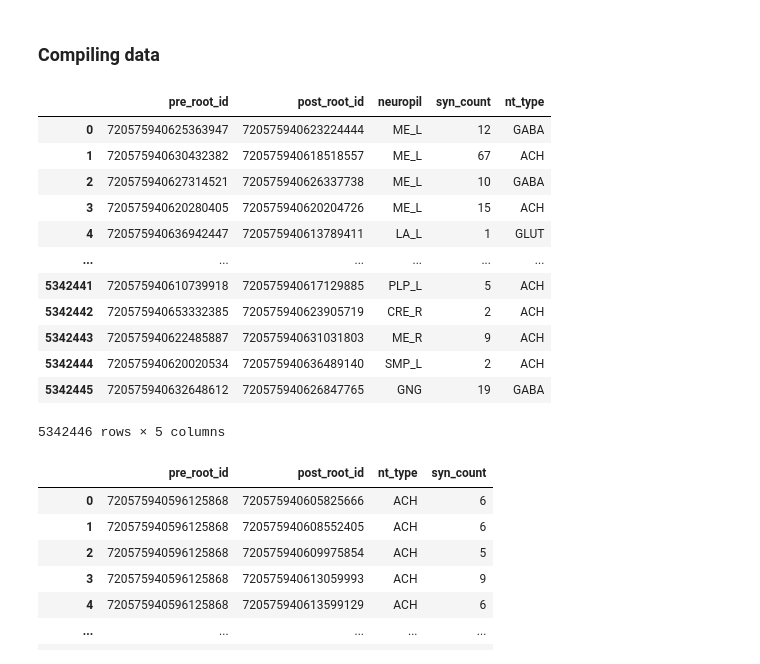
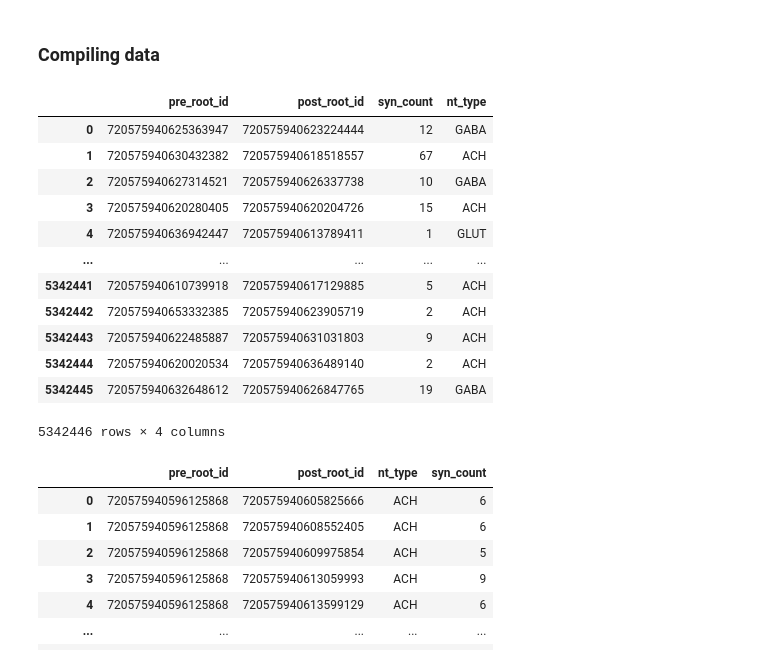
Before and after one commit to gabrielle9/aud_network_analysis-fall25, a Jupyter notebook: networkanalysis.ipynb, the cells around one changed output. Saved outputs shown, nothing was run; the diff lists cells and outputs as text; code cells hidden in the pictures.

```diff
--- a/networkanalysis.ipynb
+++ b/networkanalysis.ipynb
@@ -11,22 +11,22 @@ import sys
 # %% [markdown]
 ### Compiling data
 # %%
-connections = pd.read_csv('connections_princeton.csv.gz', compression='gzip')
+connections = pd.read_csv('connections_princeton.csv.gz', compression='gzip').drop(columns='neuropil')
 connections
 # %% [output]
-|  | pre_root_id | post_root_id | neuropil | syn_count | nt_type |
-| 0 | 720575940625363947 | 720575940623224444 | ME_L | 12 | GABA |
-| 1 | 720575940630432382 | 720575940618518557 | ME_L | 67 | ACH |
-| 2 | 720575940627314521 | 720575940626337738 | ME_L | 10 | GABA |
-| 3 | 720575940620280405 | 720575940620204726 | ME_L | 15 | ACH |
-| 4 | 720575940636942447 | 720575940613789411 | LA_L | 1 | GLUT |
-| ... | ... | ... | ... | ... | ... |
-| 5342441 | 720575940610739918 | 720575940617129885 | PLP_L | 5 | ACH |
-| 5342442 | 720575940653332385 | 720575940623905719 | CRE_R | 2 | ACH |
-| 5342443 | 720575940622485887 | 720575940631031803 | ME_R | 9 | ACH |
-| 5342444 | 720575940620020534 | 720575940636489140 | SMP_L | 2 | ACH |
-| 5342445 | 720575940632648612 | 720575940626847765 | GNG | 19 | GABA |
+|  | pre_root_id | post_root_id | syn_count | nt_type |
+| 0 | 720575940625363947 | 720575940623224444 | 12 | GABA |
+| 1 | 720575940630432382 | 720575940618518557 | 67 | ACH |
+| 2 | 720575940627314521 | 720575940626337738 | 10 | GABA |
+| 3 | 720575940620280405 | 720575940620204726 | 15 | ACH |
+| 4 | 720575940636942447 | 720575940613789411 | 1 | GLUT |
+| ... | ... | ... | ... | ... |
+| 5342441 | 720575940610739918 | 720575940617129885 | 5 | ACH |
+| 5342442 | 720575940653332385 | 720575940623905719 | 2 | ACH |
+| 5342443 | 720575940622485887 | 720575940631031803 | 9 | ACH |
+| 5342444 | 720575940620020534 | 720575940636489140 | 2 | ACH |
+| 5342445 | 720575940632648612 | 720575940626847765 | 19 | GABA |
-5342446 rows × 5 columns
+5342446 rows × 4 columns
 # %%
 #group by nts so no repeated neuron connections appear
 
```
Also changed, not shown: parts of 24 cells of this notebook.
